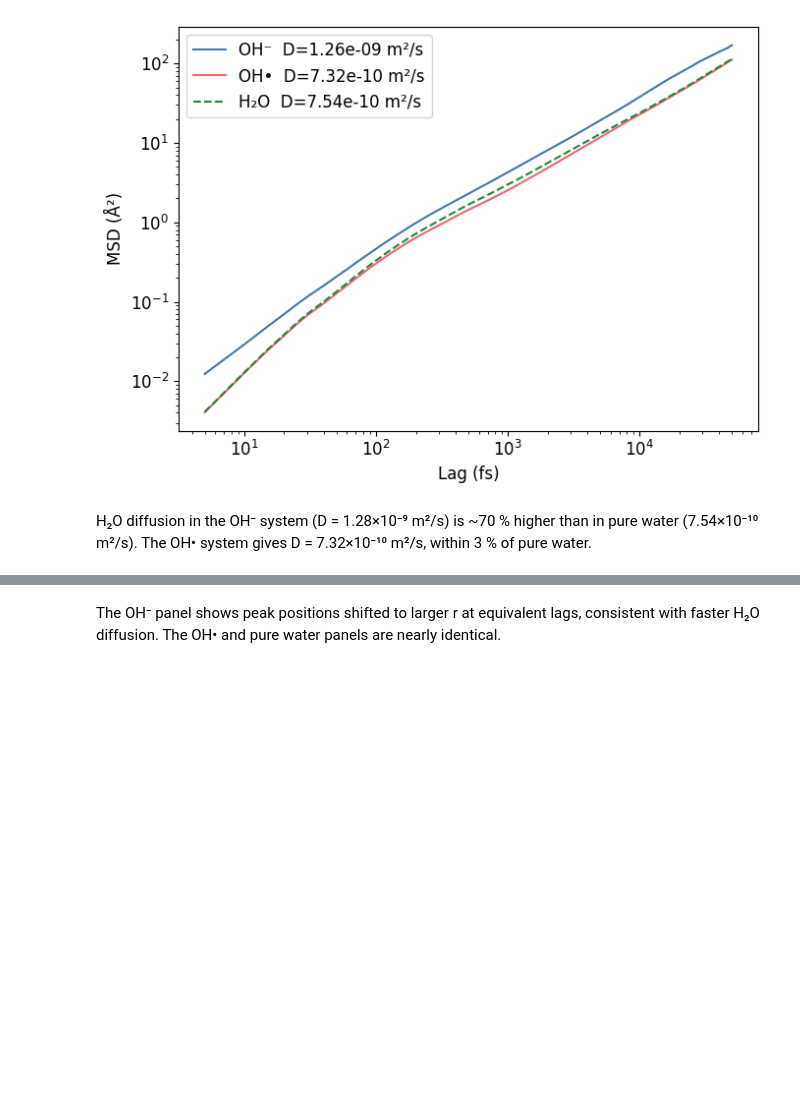
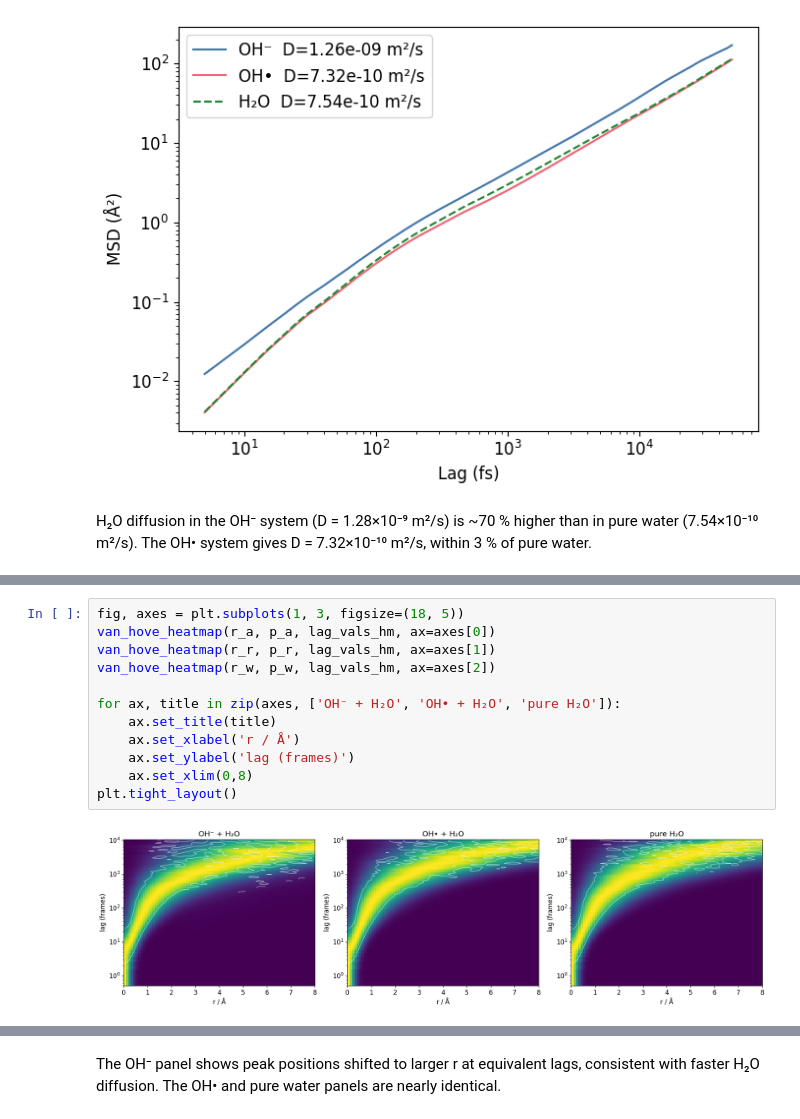
Before and after one commit to viktorsvahn/water, a Jupyter notebook: oh_comparison.ipynb, the cells around one changed output, grey strips where cells are left out. Cells and saved outputs as stored; diff of their text form; blank space fills up the shorter version.

```diff
--- a/oh_comparison.ipynb
+++ b/oh_comparison.ipynb
@@ -134,0 +136,14 @@ plt.tight_layout()
+# %%
+fig, axes = plt.subplots(1, 3, figsize=(18, 5))
+van_hove_heatmap(r_a, p_a, lag_vals_hm, ax=axes[0])
+van_hove_heatmap(r_r, p_r, lag_vals_hm, ax=axes[1])
+van_hove_heatmap(r_w, p_w, lag_vals_hm, ax=axes[2])
+
+for ax, title in zip(axes, ['OH⁻ + H₂O', 'OH• + H₂O', 'pure H₂O']):
+    ax.set_title(title)
+    ax.set_xlabel('r / Å')
+    ax.set_ylabel('lag (frames)')
+    ax.set_xlim(0,8)
+plt.tight_layout()
+# %% [output]
+[figure, added]
```
Also changed, not shown: parts of 10 cells of this notebook, 1 other file.
